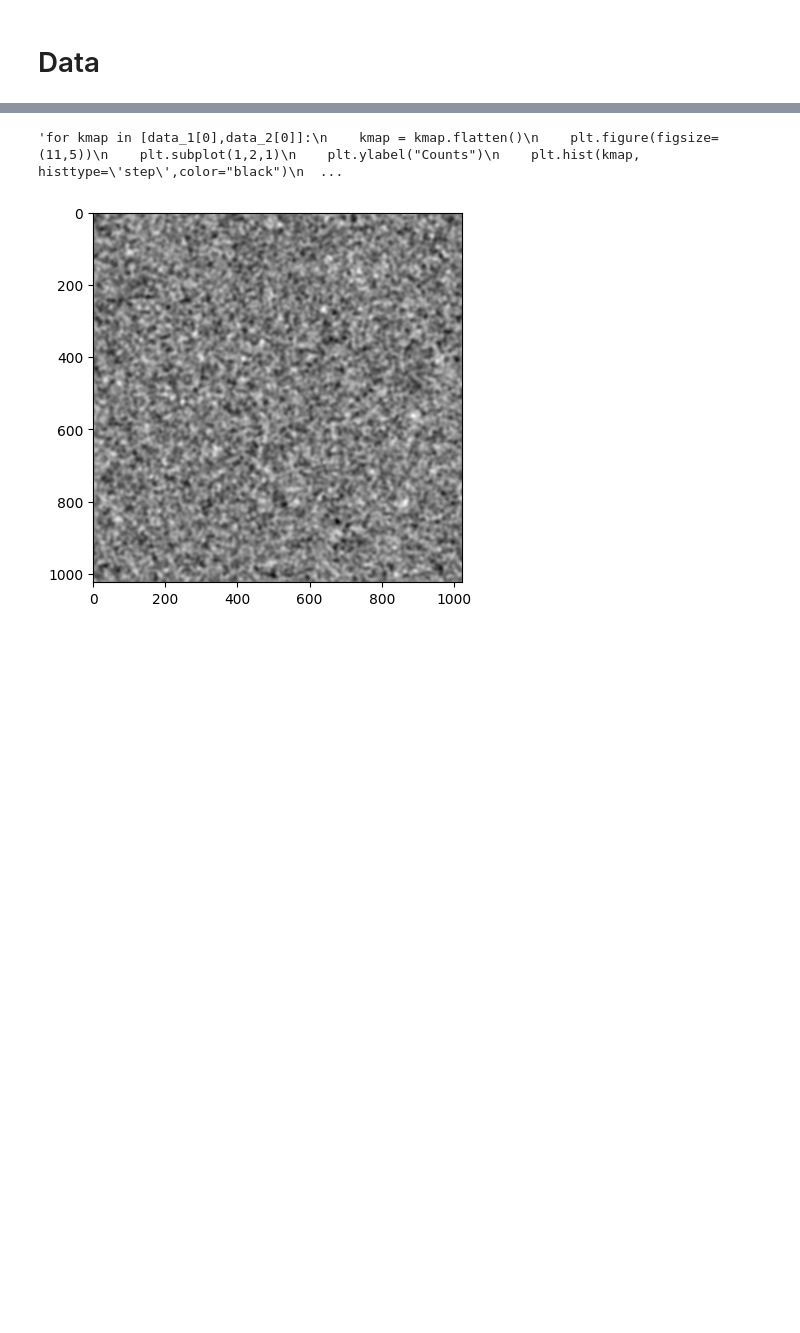
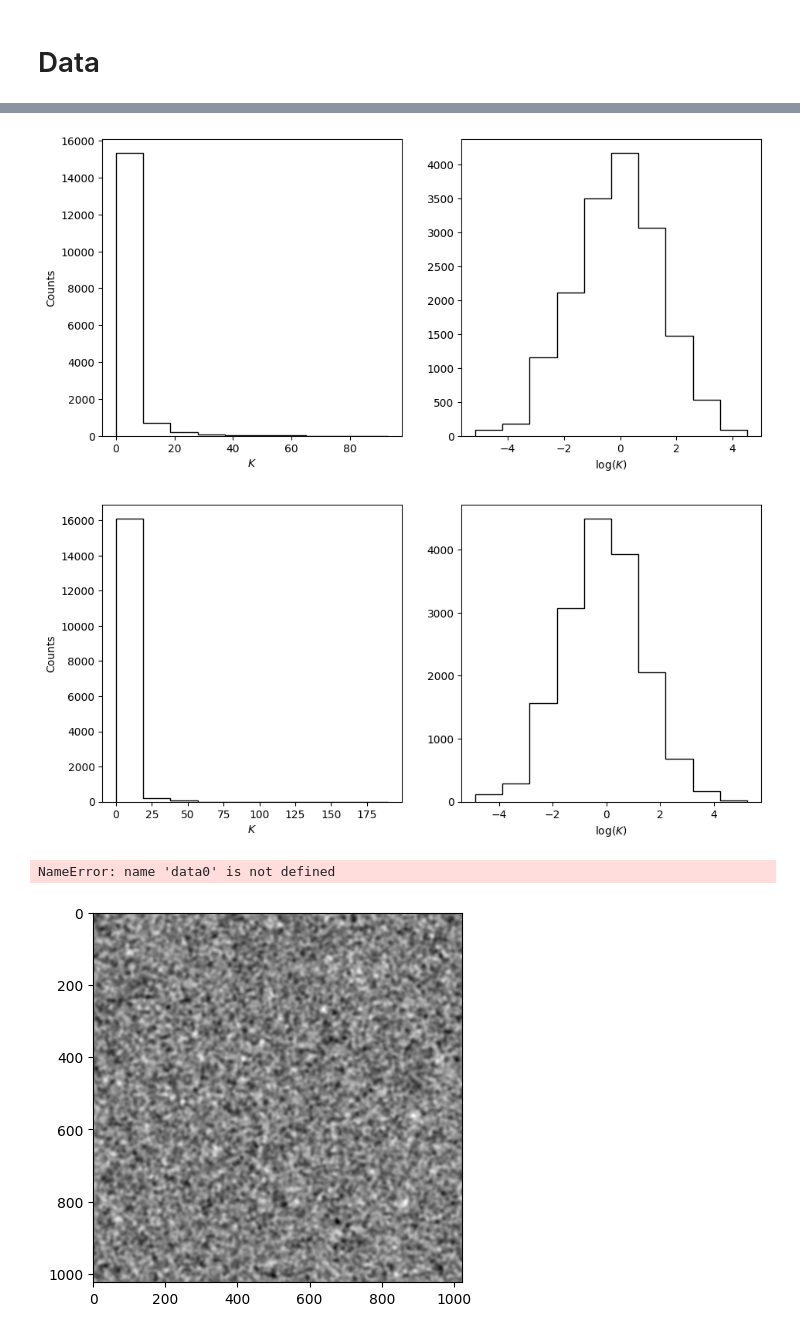
Before and after one commit to XxkmoxX/ML_variational_autoencoder, a Jupyter notebook: vae_connectivity.ipynb, the cells around one changed output, grey strips where cells are left out. Cells and saved outputs as stored; diff of their text form; code cells hidden in the pictures; blank space fills up the shorter version.

```diff
--- a/vae_connectivity.ipynb
+++ b/vae_connectivity.ipynb
@@ -282,25 +283,26 @@ plt.imshow(jnp.log(data)[0], cmap='binary')#, vmin=-.5, vmax=.5)
 # %%
 # Histogram without and with log()
 # Note: a map with a lognormal density turns into a map with a Gaussian density
-'''for kmap in [data_1[0],data_2[0]]:
+for kmap in [data_1[0],data_2[0]]:
     kmap = kmap.flatten()
     plt.figure(figsize=(11,5))
     plt.subplot(1,2,1)
     plt.ylabel("Counts")
     plt.hist(kmap, histtype='step',color="black")
     plt.xlabel(r"$K$")
     plt.subplot(1,2,2)
     plt.hist(jnp.log(kmap), histtype='step',color="black")
     plt.xlabel(r"$\log(K)$")
-    plt.show()'''
+    plt.show()
 # %% [output]
-'for kmap in [data_1[0],data_2[0]]:\n    kmap = kmap.flatten()\n    plt.figure(figsize=(11,5))\n    plt.subplot(1,2,1)\n    plt.ylabel("Counts")\n    plt.hist(kmap, histtype=\'step\',color="black")\n  ...
+[figure, added]
+[figure, added]
 # %%
 # Mean and std of each map in the training set:
 
 #data_means = [ data[k].mean() for k in range(len(data))]
 
-'''for tmp,color in [[data0,"black"],[data,"orange"]]:
+for tmp,color in [[data0,"black"],[data,"orange"]]:
     #tmp       = jnp.log(tmp)
     tmp_mu    = tmp.mean(axis=[1,2,3],keepdims=True)
     tmp_sigma = tmp.std(axis=[1,2,3],keepdims=True)
@@ -313,7 +315,9 @@ plt.imshow(jnp.log(data)[0], cmap='binary')#, vmin=-.5, vmax=.5)
     plt.plot(tmp_sigma.squeeze(),color=color)
     plt.xlabel("sample #")
     plt.title(r"$\sigma$")
-    plt.show()'''
+    plt.show()
+# %% [output]
+NameError: name 'data0' is not defined
 # %%
 # # check histogram of  images (before processing)
 # plt.figure(figsize=(3,3))
```
Also changed, not shown: parts of 12 cells of this notebook, 2 other files.
